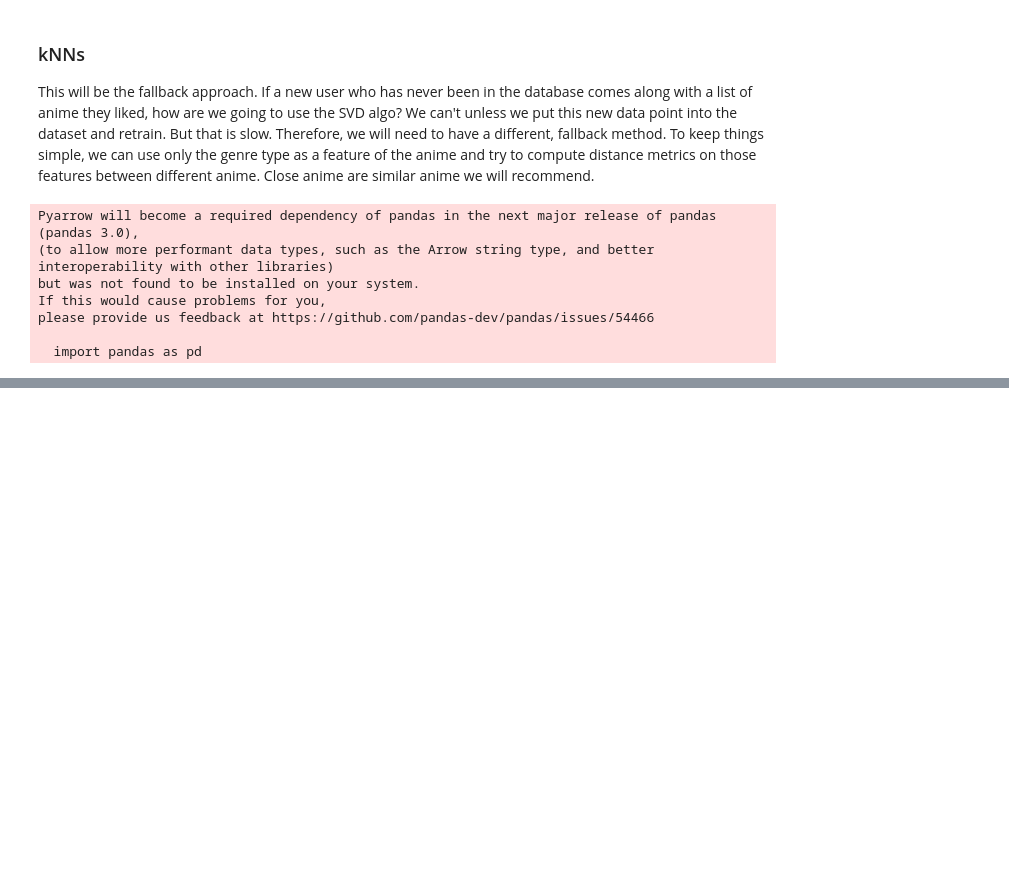
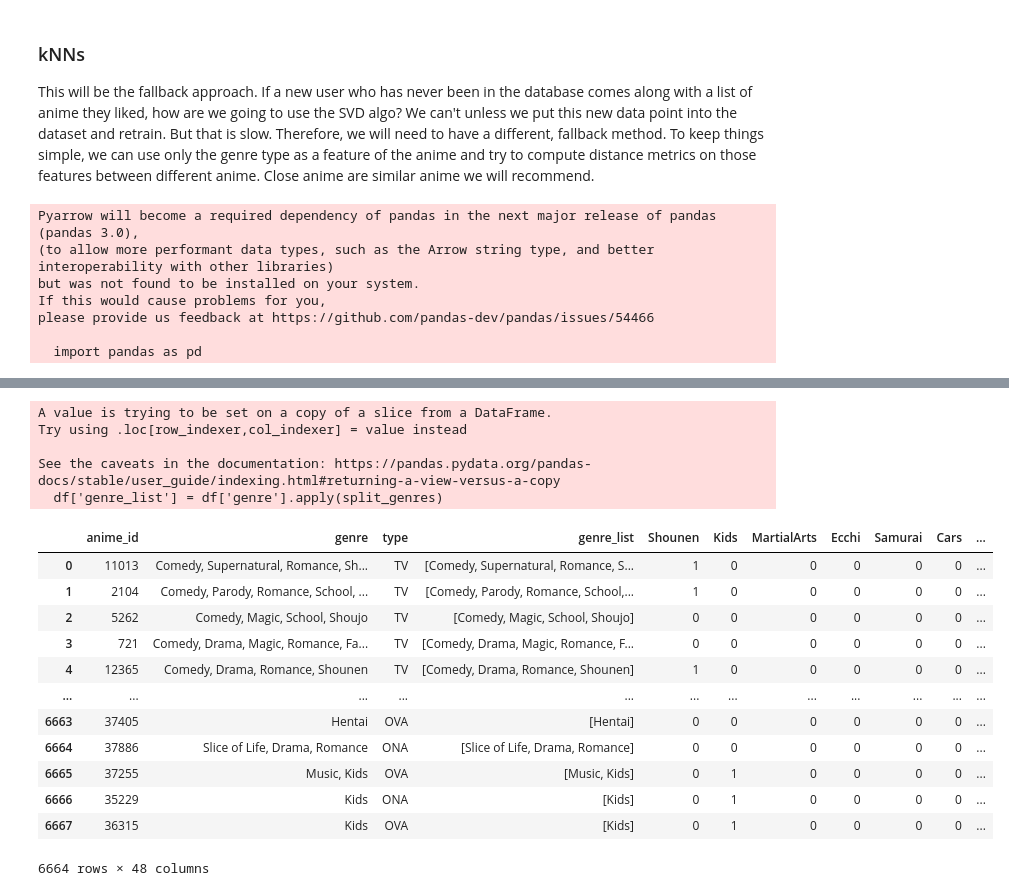
Before and after one commit to warrenmwang/csci349_final_project, a Jupyter notebook: modeling_knns.ipynb, the cells around one changed output, grey strips where cells are left out. Saved outputs shown, nothing was run; the diff lists cells and outputs as text; code cells hidden in the pictures; blank space fills up the shorter version.

```diff
--- a/modeling_knns.ipynb
+++ b/modeling_knns.ipynb
@@ -58,0 +35,6 @@ userID2userNameMap[1]
+# %%
+# First, just use the anime genre information.
+# Later, see if we can incorporate the tags information, which will require more preprocessing.
+
+df_anime = pd.read_csv("./data/anime_cleaned.csv")
+df_anime
@@ -58,0 +96,4 @@ userID2userNameMap[1]
+# %%
+# genre first
+df = df_anime[['anime_id', 'genre', 'type']]
+df
@@ -58,0 +127,3 @@ userID2userNameMap[1]
+# %%
+# just remove them.
+df = df[~df['genre'].isna()]
@@ -58,0 +177,44 @@ userID2userNameMap[1]
+# %%
+# Function to clean and split the genre string into a list
+def split_genres(genre):
+    if not isinstance(genre, str):
+        return []
+    return [g.strip() for g in genre.split(',')]
+
+# Apply the function to the genre column to split the genres
+df['genre_list'] = df['genre'].apply(split_genres)
+
+# Initialize a DataFrame with zeros for each genre in all_genre_set, for each anime
+genre_df = pd.DataFrame(0, index=df.index, columns=list(all_genre_set))
+
+# Populate the DataFrame: for each anime, set 1 for genres it has
+for index, row in df.iterrows():
+    genres = row['genre_list']
+    for genre in genres:
+        if genre in all_genre_set:  # This check is technically redundant but safe
+            genre_df.at[index, genre] = 1
+
+# Join the one-hot encoded genres back to the original DataFrame
+df_encoded = df.join(genre_df)
+# %% [output]
+A value is trying to be set on a copy of a slice from a DataFrame.
+Try using .loc[row_indexer,col_indexer] = value instead
+
+See the caveats in the documentation: https://pandas.pydata.org/pandas-docs/stable/user_guide/indexing.html#returning-a-view-versus-a-copy
+  df['genre_list'] = df['genre'].apply(split_genres)
+# %%
+df_encoded
+# %% [output]
+|  | anime_id | genre | type | genre_list | Shounen | Kids | MartialArts | Ecchi | Samurai | Cars | ... |
+| 0 | 11013 | Comedy, Supernatural, Romance, Sh... | TV | [Comedy, Supernatural, Romance, S... | 1 | 0 | 0 | 0 | 0 | 0 | ... |
+| 1 | 2104 | Comedy, Parody, Romance, School, ... | TV | [Comedy, Parody, Romance, School,... | 1 | 0 | 0 | 0 | 0 | 0 | ... |
+| 2 | 5262 | Comedy, Magic, School, Shoujo | TV | [Comedy, Magic, School, Shoujo] | 0 | 0 | 0 | 0 | 0 | 0 | ... |
+| 3 | 721 | Comedy, Drama, Magic, Romance, Fa... | TV | [Comedy, Drama, Magic, Romance, F... | 0 | 0 | 0 | 0 | 0 | 0 | ... |
+| 4 | 12365 | Comedy, Drama, Romance, Shounen | TV | [Comedy, Drama, Romance, Shounen] | 1 | 0 | 0 | 0 | 0 | 0 | ... |
+| ... | ... | ... | ... | ... | ... | ... | ... | ... | ... | ... | ... |
+| 6663 | 37405 | Hentai | OVA | [Hentai] | 0 | 0 | 0 | 0 | 0 | 0 | ... |
+| 6664 | 37886 | Slice of Life, Drama, Romance | ONA | [Slice of Life, Drama, Romance] | 0 | 0 | 0 | 0 | 0 | 0 | ... |
+| 6665 | 37255 | Music, Kids | OVA | [Music, Kids] | 0 | 1 | 0 | 0 | 0 | 0 | ... |
+| 6666 | 35229 | Kids | ONA | [Kids] | 0 | 1 | 0 | 0 | 0 | 0 | ... |
+| 6667 | 36315 | Kids | OVA | [Kids] | 0 | 1 | 0 | 0 | 0 | 0 | ... |
+6664 rows × 48 columns
```
Also changed, not shown: parts of 16 cells of this notebook, 1 other file.
